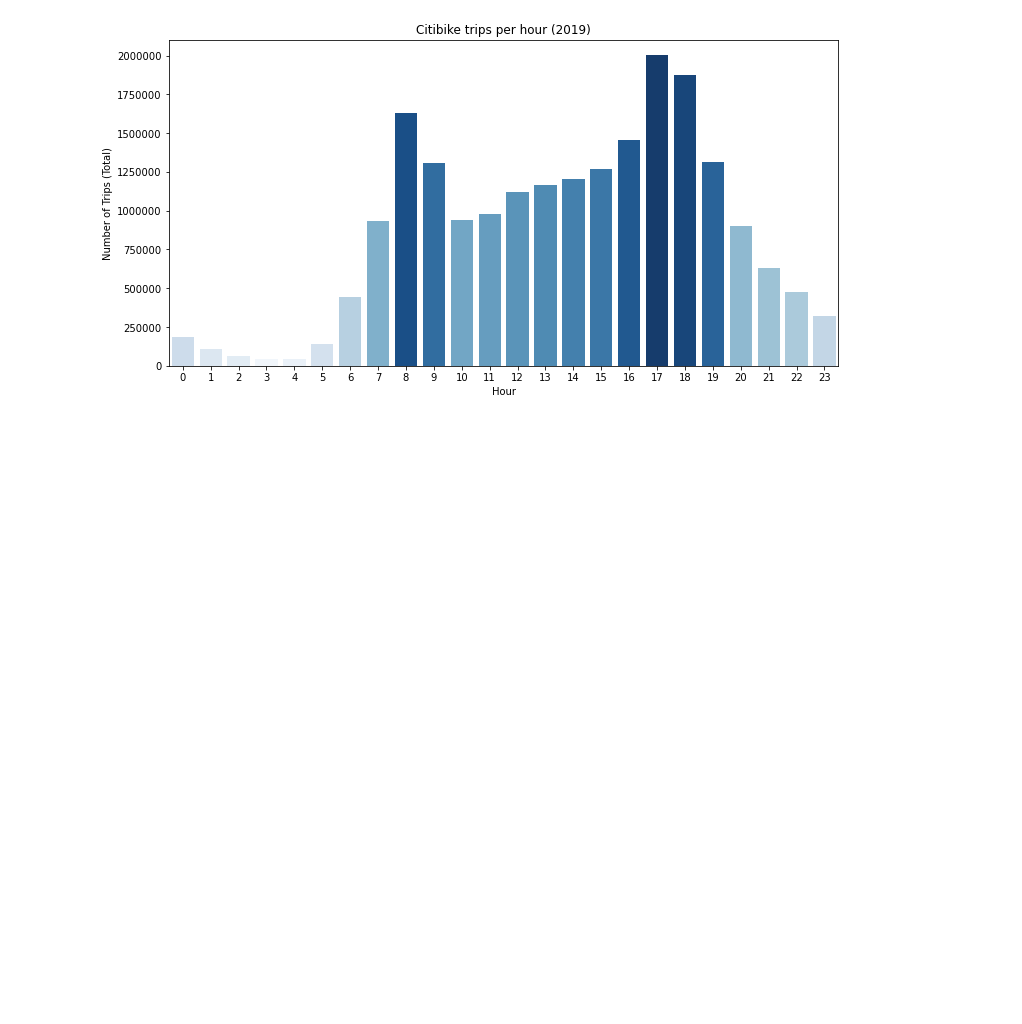
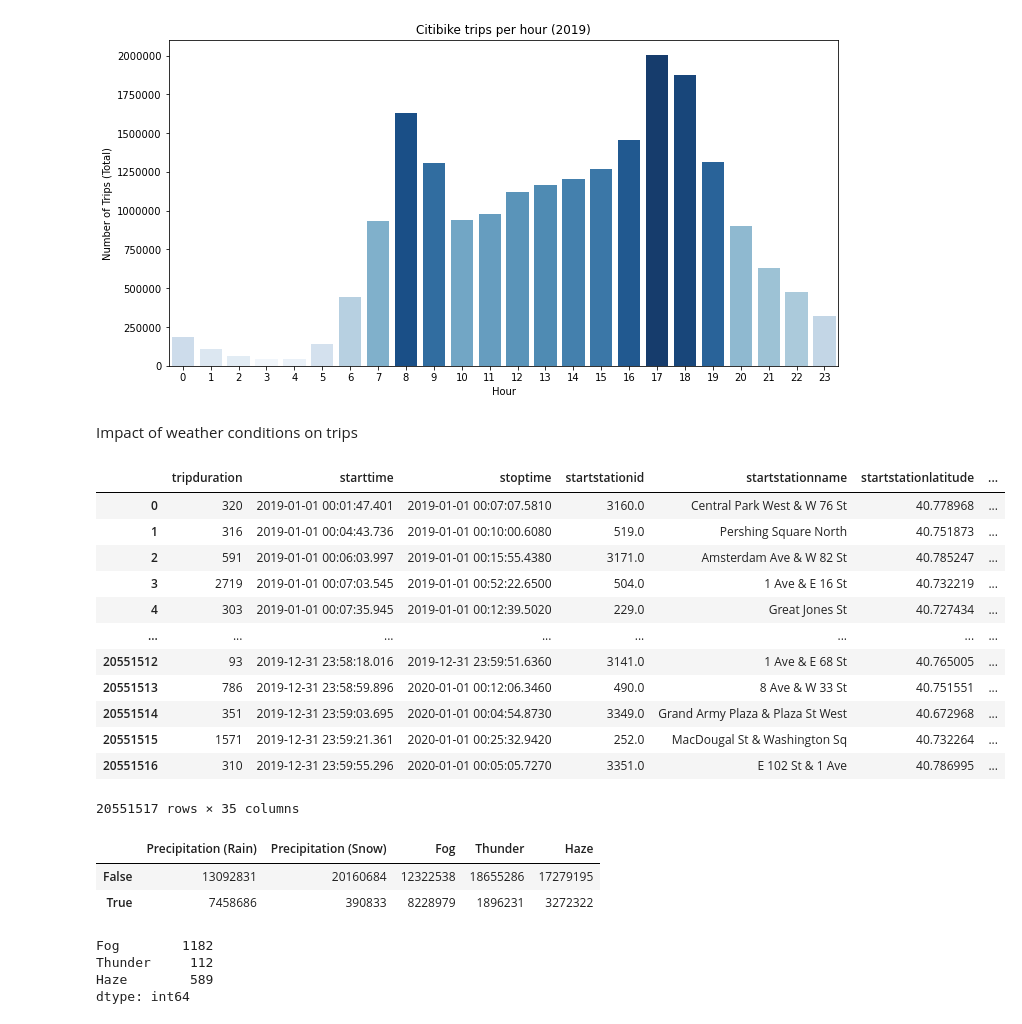
Before and after one commit to rishigoutam/citibike, a Jupyter notebook: rishi/eda.ipynb, the cells around one changed output. Cells and saved outputs as stored; diff of their text form; code cells hidden in the pictures; blank space fills up the shorter version.

Commit message:
add weather conditions table

```diff
--- a/rishi/eda.ipynb
+++ b/rishi/eda.ipynb
@@ -81,11 +78,21 @@ NY_2019.dropna(axis=0, inplace=True)
 NY_2019.shape
 # %% [output]
 (20551517, 15)
+# %%
+NY_2019["DATE"] = pd.to_datetime(NY_2019["starttime"]).dt.floor("d")
+NY_2019["starttime"] = pd.to_datetime(NY_2019["starttime"])
+NY_2019["day"] = NY_2019["starttime"].dt.day
+NY_2019["month"] = NY_2019["starttime"].dt.month
+NY_2019["dayofyear"] = NY_2019["starttime"].dt.dayofyear
+NY_2019["hour"] = NY_2019["starttime"].dt.hour
+NY_2019["dayofweek"] = NY_2019["starttime"].dt.dayofweek
+NY_2019["isweekday"] = NY_2019["starttime"].dt.weekday  # 1 if weekday, 0 if weekend
 # %% [markdown]
 ### Read weather data
 # %%
 w_hourly = pd.read_csv("../data/weather/hourly/2019.csv", index_col=0)
 w_daily = pd.read_csv("../data/weather/daily/2019.csv", index_col=0)
+ghcn = pd.read_csv("../data/weather/GHCN-Daily-Cleaned.csv", index_col=0)
 # %% [markdown]
 ### Birthyear/Age and Gender
 # %%
@@ -355,3 +355,27 @@ plt.show()
 del trips_per_hour
 # %% [output]
 [figure]
+# %% [markdown]
+Impact of weather conditions on trips
+# %%
+# get DATE to same type to merge against trips
+ghcn["DATE"] = pd.to_datetime(ghcn["DATE"]).dt.floor("d")
+# %%
+trips_weather = pd.merge(left=NY_2019, right=ghcn, on="DATE", how="left")
+# %%
+trips_weather["Precipitation (Rain)"] = trips_weather["PRCP"].apply(lambda p: p > 0)
+trips_weather["Precipitation (Snow)"] = trips_weather["SNOW"].apply(lambda s: s > 0)
+# %% [output]
+|  | tripduration | starttime | stoptime | startstationid | startstationname | startstationlatitude | ... |
+| 0 | 320 | 2019-01-01 00:01:47.401 | 2019-01-01 00:07:07.5810 | 3160.0 | Central Park West & W 76 St | 40.778968 | ... |
+| 1 | 316 | 2019-01-01 00:04:43.736 | 2019-01-01 00:10:00.6080 | 519.0 | Pershing Square North | 40.751873 | ... |
+| 2 | 591 | 2019-01-01 00:06:03.997 | 2019-01-01 00:15:55.4380 | 3171.0 | Amsterdam Ave & W 82 St | 40.785247 | ... |
+| 3 | 2719 | 2019-01-01 00:07:03.545 | 2019-01-01 00:52:22.6500 | 504.0 | 1 Ave & E 16 St | 40.732219 | ... |
+| 4 | 303 | 2019-01-01 00:07:35.945 | 2019-01-01 00:12:39.5020 | 229.0 | Great Jones St | 40.727434 | ... |
+| ... | ... | ... | ... | ... | ... | ... | ... |
+| 20551512 | 93 | 2019-12-31 23:58:18.016 | 2019-12-31 23:59:51.6360 | 3141.0 | 1 Ave & E 68 St | 40.765005 | ... |
+| 20551513 | 786 | 2019-12-31 23:58:59.896 | 2020-01-01 00:12:06.3460 | 490.0 | 8 Ave & W 33 St | 40.751551 | ... |
+| 20551514 | 351 | 2019-12-31 23:59:03.695 | 2020-01-01 00:04:54.8730 | 3349.0 | Grand Army Plaza & Plaza St West | 40.672968 | ... |
+| 20551515 | 1571 | 2019-12-31 23:59:21.361 | 2020-01-01 00:25:32.9420 | 252.0 | MacDougal St & Washington Sq | 40.732264 | ... |
+| 20551516 | 310 | 2019-12-31 23:59:55.296 | 2020-01-01 00:05:05.7270 | 3351.0 | E 102 St & 1 Ave | 40.786995 | ... |
+20551517 rows × 35 columns
@@ -357,0 +388,13 @@ del trips_per_hour
+# %%
+weather_condition
+# %% [output]
+|  | Precipitation (Rain) | Precipitation (Snow) | Fog | Thunder | Haze |
+| False | 13092831 | 20160684 | 12322538 | 18655286 | 17279195 |
+| True | 7458686 | 390833 | 8228979 | 1896231 | 3272322 |
+# %%
+ghcn[["Fog", "Thunder", "Haze"]].sum()  # TODO this is for all years, need just 2019
+# %% [output]
+Fog        1182
+Thunder     112
+Haze        589
+dtype: int64
```
Also changed, not shown: parts of 5 cells of this notebook.
